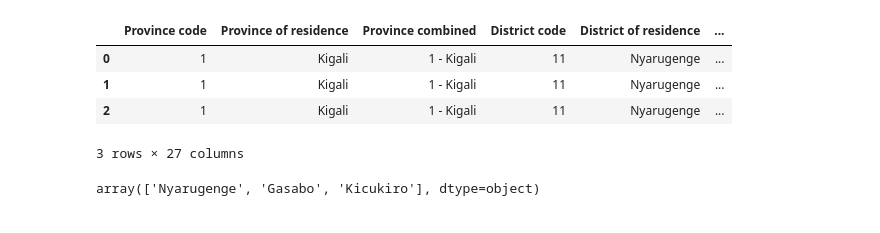
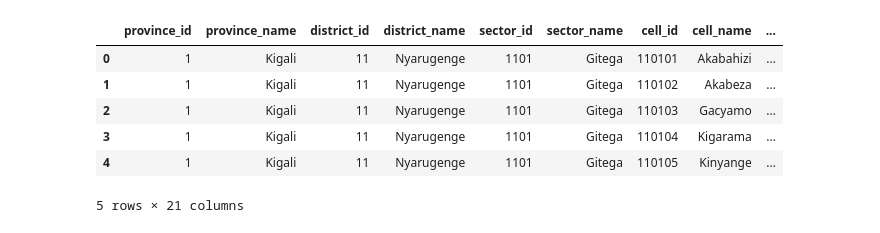
Before and after one commit to FridahKimathi/practice, a Jupyter notebook: lat.ipynb, the cells around one changed output. Saved outputs shown, nothing was run; the diff lists cells and outputs as text; code cells hidden in the pictures.

```diff
--- a/lat.ipynb
+++ b/lat.ipynb
@@ -100,26 +2,0 @@ clean_fridahkimathi_20240103 = merged_fridahkimathi_20240103.reindex(columns=var
-# %%
-clean_fridahkimathi_20240103.head(3)
-# %% [output]
-|  | Province code | Province of residence | Province combined | District code | District of residence | ... |
-| 0 | 1 | Kigali | 1 - Kigali | 11 | Nyarugenge | ... |
-| 1 | 1 | Kigali | 1 - Kigali | 11 | Nyarugenge | ... |
-| 2 | 1 | Kigali | 1 - Kigali | 11 | Nyarugenge | ... |
-3 rows × 27 columns
-# %%
-districts = clean_fridahkimathi_20240103["District of residence"].unique()
-districts
-
-with pd.ExcelWriter("fridahkimathi-20240104", engine="openpyxl") as writer:
-  for district in districts:
-    district_df = clean_fridahkimathi_20240103[clean_fridahkimathi_20240103["District of residence"] == district]
-
-    # Sectors in district
-    sectors = clean_fridahkimathi_20240103["Sector of residence"].unique()
-
-    for sector in sectors:
-          sector_df = clean_fridahkimathi_20240103[clean_fridahkimathi_20240103["Sector of residence"] == sector]
-
-    #  Write the sector data to Excel
-    sector_df.to_excel(writer, sheet_name=f"{district}-{sector}", index=False, freeze_panes=(1,0))
-# %% [output]
-array(['Nyarugenge', 'Gasabo', 'Kicukiro'], dtype=object)
@@ -125,0 +7,13 @@ array(['Nyarugenge', 'Gasabo', 'Kicukiro'], dtype=object)
+# %%
+# main dataset
+main_df = pd.read_csv("/content/main_dataset.csv")
+# Preview the first 5 rows
+main_df.head()
+# %% [output]
+|  | province_id | province_name | district_id | district_name | sector_id | sector_name | cell_id | cell_name | ... |
+| 0 | 1 | Kigali | 11 | Nyarugenge | 1101 | Gitega | 110101 | Akabahizi | ... |
+| 1 | 1 | Kigali | 11 | Nyarugenge | 1101 | Gitega | 110102 | Akabeza | ... |
+| 2 | 1 | Kigali | 11 | Nyarugenge | 1101 | Gitega | 110103 | Gacyamo | ... |
+| 3 | 1 | Kigali | 11 | Nyarugenge | 1101 | Gitega | 110104 | Kigarama | ... |
+| 4 | 1 | Kigali | 11 | Nyarugenge | 1101 | Gitega | 110105 | Kinyange | ... |
+5 rows × 21 columns
```
Also changed, not shown: parts of 36 cells of this notebook.
